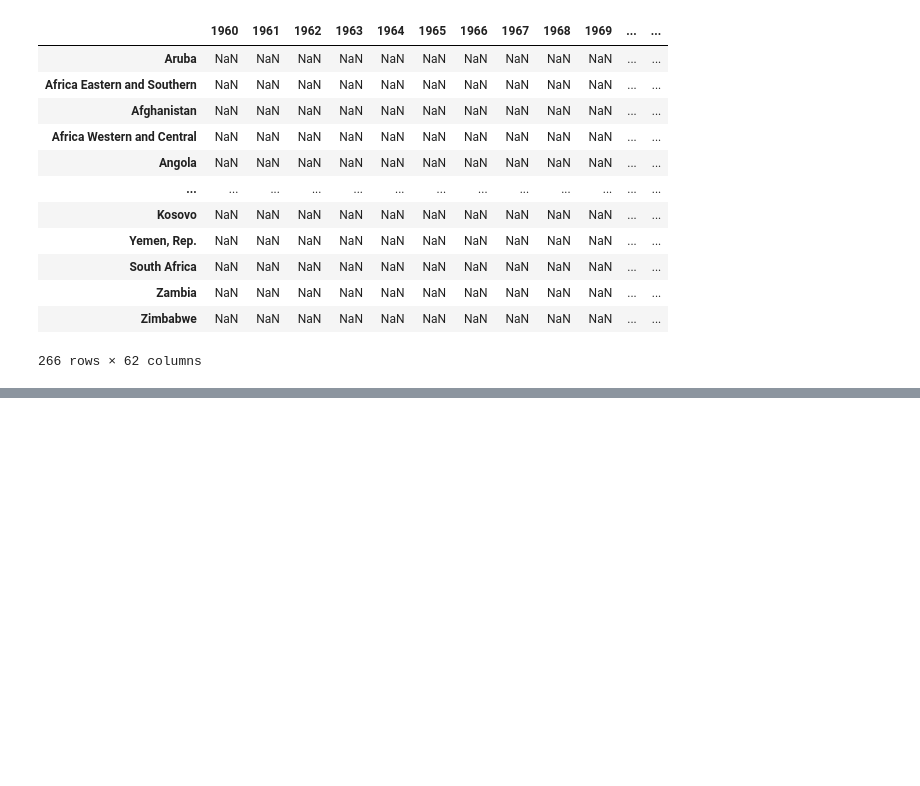
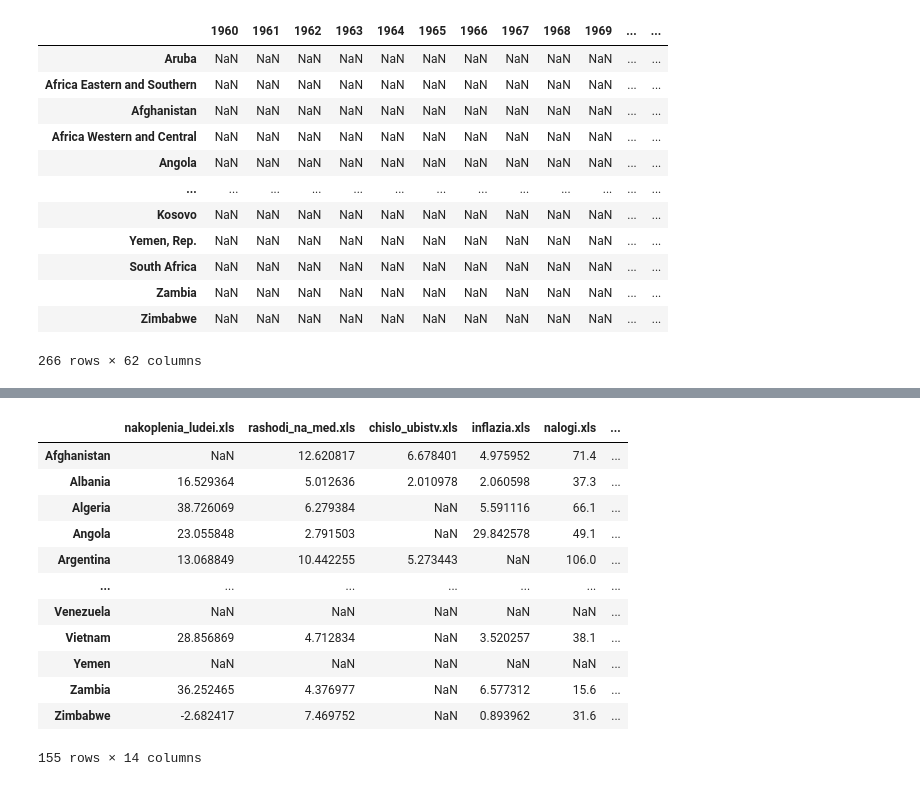
Before and after one commit to VsevolodZaostrovsky/EconometricsProject, a Jupyter notebook: to_table.ipynb, the cells around one changed output, grey strips where cells are left out. Saved outputs shown, nothing was run; the diff lists cells and outputs as text; code cells hidden in the pictures; blank space fills up the shorter version.

```diff
--- a/to_table.ipynb
+++ b/to_table.ipynb
@@ -138,14 +121,16 @@ sample_3
 | Zimbabwe | NaN | NaN | NaN | NaN | NaN | NaN | NaN | NaN | NaN | NaN | ... | ... |
 266 rows × 62 columns
 # %%
-GLOBAL_DATASET = pd.DataFrame()
+YEAR = [2013, 2014, 2015, 2016, 2017]
 
-for name in obj.name_files:
-    end_of_name = name[-3:]
-    if end_of_name == "xls":
-        temp = obj.dict_obj[name][YEAR].rename(name)
-        GLOBAL_DATASET = pd.concat([GLOBAL_DATASET, temp], axis=1)
+GLOBAL_DATASET_YEAR = dict()
 
-GLOBAL_DATASET = pd.concat([GLOBAL_DATASET, sample_3[YEAR].rename("patenti.csv")], axis=1)
-GLOBAL_DATASET = GLOBAL_DATASET.join(sample_2["Happiness.Score"], how='outer')
-GLOBAL_DATASET
+for year in YEAR:
+    GLOBAL_DATASET_YEAR[year] = pd.DataFrame()
+    for name in obj.name_files:
+        end_of_name = name[-3:]
+        if end_of_name == "xls":
+            temp = obj.dict_obj[name][year].rename(name)
+            GLOBAL_DATASET_YEAR[year] = pd.concat([GLOBAL_DATASET_YEAR[year], temp], axis=1)
+    GLOBAL_DATASET_YEAR[year] = pd.concat([GLOBAL_DATASET_YEAR[year], sample_3[year].rename("patenti.csv")], axis=1)
+    GLOBAL_DATASET_YEAR[year] = GLOBAL_DATASET_YEAR[year].join(sample_2["Happiness.Score"], how='outer')
@@ -165,0 +156,16 @@ GLOBAL_DATASET
+# %%
+GLOBAL_DATASET_YEAR[2017]
+# %% [output]
+|  | nakoplenia_ludei.xls | rashodi_na_med.xls | chislo_ubistv.xls | inflazia.xls | nalogi.xls | ... |
+| Afghanistan | NaN | 12.620817 | 6.678401 | 4.975952 | 71.4 | ... |
+| Albania | 16.529364 | 5.012636 | 2.010978 | 2.060598 | 37.3 | ... |
+| Algeria | 38.726069 | 6.279384 | NaN | 5.591116 | 66.1 | ... |
+| Angola | 23.055848 | 2.791503 | NaN | 29.842578 | 49.1 | ... |
+| Argentina | 13.068849 | 10.442255 | 5.273443 | NaN | 106.0 | ... |
+| ... | ... | ... | ... | ... | ... | ... |
+| Venezuela | NaN | NaN | NaN | NaN | NaN | ... |
+| Vietnam | 28.856869 | 4.712834 | NaN | 3.520257 | 38.1 | ... |
+| Yemen | NaN | NaN | NaN | NaN | NaN | ... |
+| Zambia | 36.252465 | 4.376977 | NaN | 6.577312 | 15.6 | ... |
+| Zimbabwe | -2.682417 | 7.469752 | NaN | 0.893962 | 31.6 | ... |
+155 rows × 14 columns
```
Also changed, not shown: parts of 15 cells of this notebook, 3 other files.
